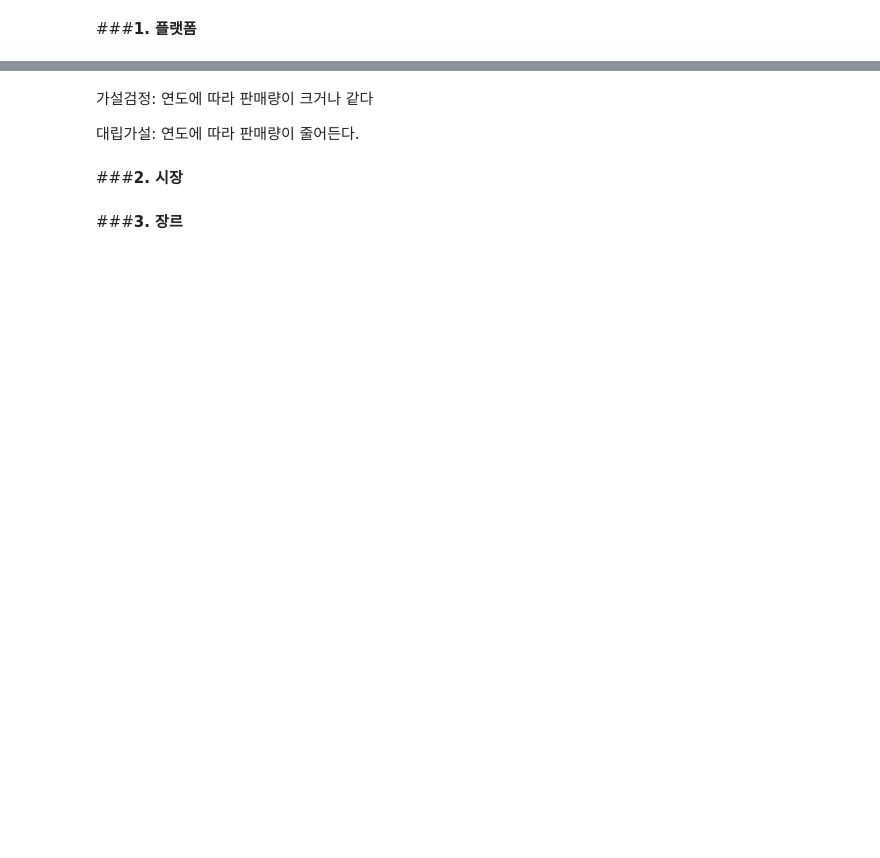
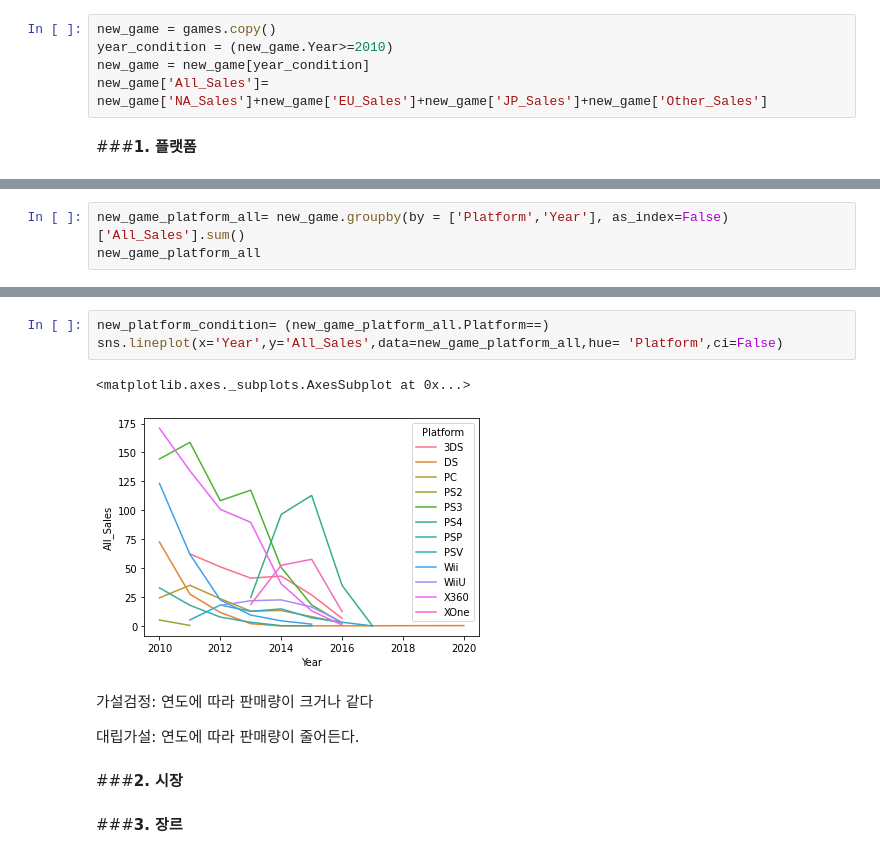
Before and after one commit to okok7272/CodeStatesProject, a Jupyter notebook: Section1/Project1_game_trends.ipynb, the cells around one changed output, grey strips where cells are left out. Cells and saved outputs as stored; diff of their text form; blank space fills up the shorter version.

```diff
--- a/Section1/Project1_game_trends.ipynb
+++ b/Section1/Project1_game_trends.ipynb
@@ -802,2 +837,7 @@ memory usage: 1.4+ MB
+# %%
+new_game = games.copy()
+year_condition = (new_game.Year>=2010)
+new_game = new_game[year_condition]
+new_game['All_Sales']= new_game['NA_Sales']+new_game['EU_Sales']+new_game['JP_Sales']+new_game['Other_Sales']
 # %% [markdown]
 ###**1. 플랫폼**
@@ -805,0 +844,3 @@ game_100 = game_asc.head(100)
+# %%
+new_game_platform_all= new_game.groupby(by = ['Platform','Year'], as_index=False)['All_Sales'].sum()
+new_game_platform_all
@@ -806,3 +861,9 @@ game_100 = game_asc.head(100)
+# %%
+new_platform_condition= (new_game_platform_all.Platform==)
+sns.lineplot(x='Year',y='All_Sales',data=new_game_platform_all,hue= 'Platform',ci=False)
+# %% [output]
+<matplotlib.axes._subplots.AxesSubplot at 0x...>
+[figure, added]
 # %% [markdown]
 가설검정: 연도에 따라 판매량이 크거나 같다
 
```
Also changed, not shown: parts of 17 cells of this notebook.
